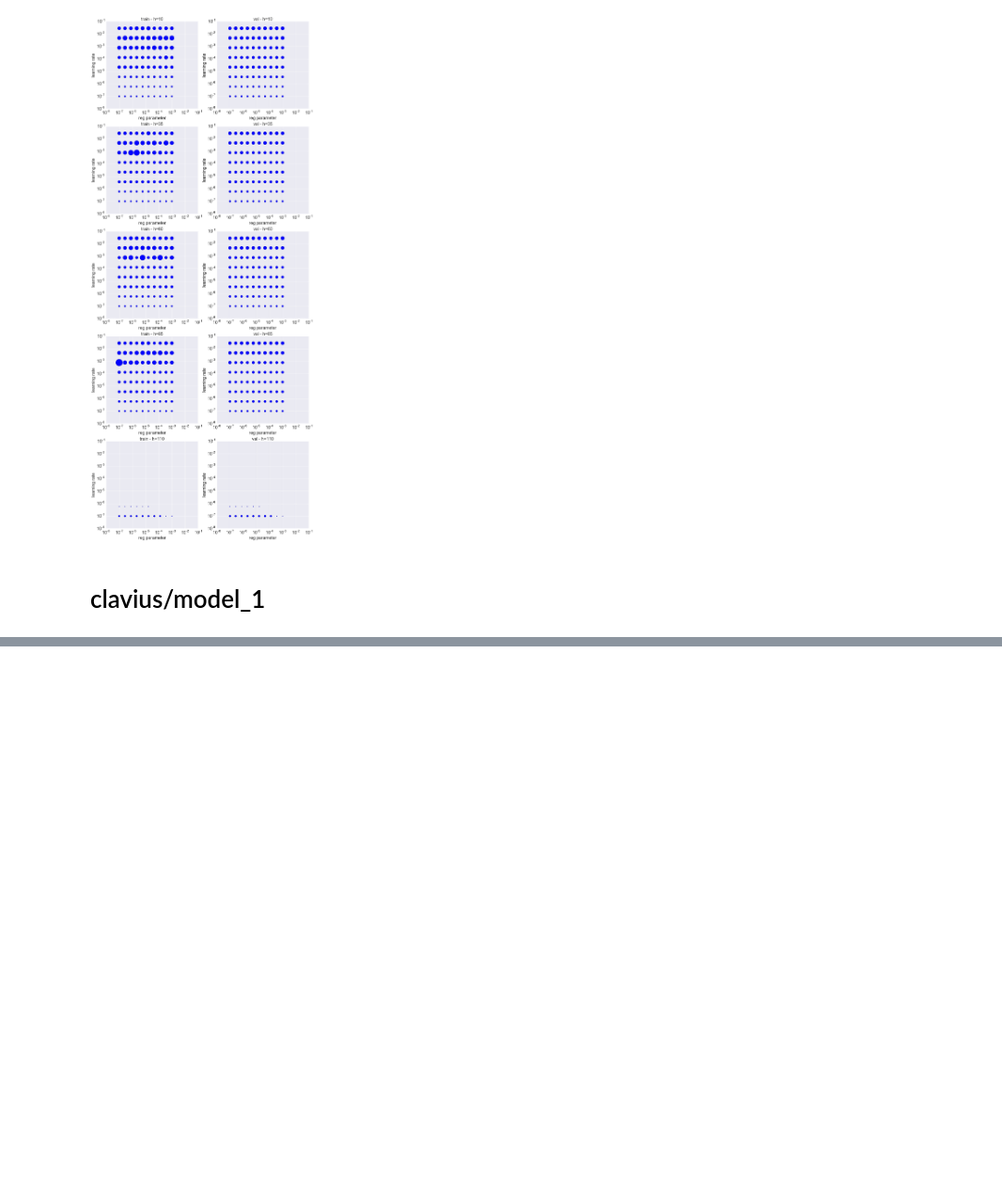
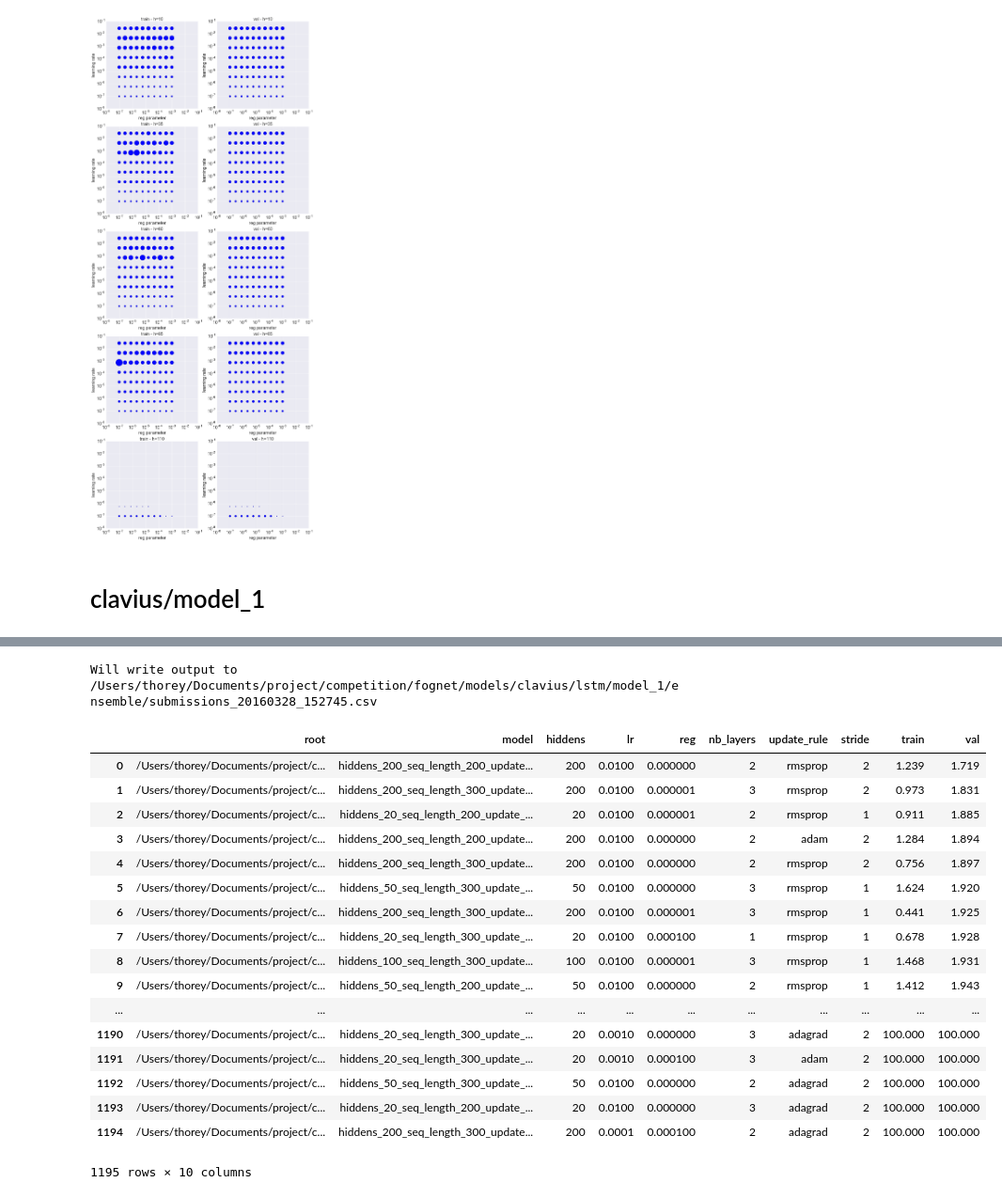
Before and after one commit to cthorey/fognet, a Jupyter notebook: Model_checking.ipynb, the cells around one changed output, grey strips where cells are left out. Shown at 94% size. Cells and saved outputs as stored; diff of their text form; code cells hidden in the pictures; blank space fills up the shorter version.

```diff
--- a/Model_checking.ipynb
+++ b/Model_checking.ipynb
@@ -83,0 +89,4 @@ from utils.train_utils import *
+# %%
+ensemble.make_submission()
+# %% [output]
+Will write output to /Users/thorey/Documents/project/competition/fognet/models/clavius/lstm/model_1/ensemble/submissions_20160328_152745.csv
@@ -83,0 +98,21 @@ from utils.train_utils import *
+# %%
+ensemble.predict_yield()
+# %% [output]
+|  | root | model | hiddens | lr | reg | nb_layers | update_rule | stride | train | val |
+| 0 | /Users/thorey/Documents/project/c... | hiddens_200_seq_length_200_update... | 200 | 0.0100 | 0.000000 | 2 | rmsprop | 2 | 1.239 | 1.719 |
+| 1 | /Users/thorey/Documents/project/c... | hiddens_200_seq_length_300_update... | 200 | 0.0100 | 0.000001 | 3 | rmsprop | 2 | 0.973 | 1.831 |
+| 2 | /Users/thorey/Documents/project/c... | hiddens_20_seq_length_200_update_... | 20 | 0.0100 | 0.000001 | 2 | rmsprop | 1 | 0.911 | 1.885 |
+| 3 | /Users/thorey/Documents/project/c... | hiddens_200_seq_length_200_update... | 200 | 0.0100 | 0.000000 | 2 | adam | 2 | 1.284 | 1.894 |
+| 4 | /Users/thorey/Documents/project/c... | hiddens_200_seq_length_300_update... | 200 | 0.0100 | 0.000000 | 2 | rmsprop | 2 | 0.756 | 1.897 |
+| 5 | /Users/thorey/Documents/project/c... | hiddens_50_seq_length_300_update_... | 50 | 0.0100 | 0.000000 | 3 | rmsprop | 1 | 1.624 | 1.920 |
+| 6 | /Users/thorey/Documents/project/c... | hiddens_200_seq_length_300_update... | 200 | 0.0100 | 0.000001 | 3 | rmsprop | 1 | 0.441 | 1.925 |
+| 7 | /Users/thorey/Documents/project/c... | hiddens_20_seq_length_300_update_... | 20 | 0.0100 | 0.000100 | 1 | rmsprop | 1 | 0.678 | 1.928 |
+| 8 | /Users/thorey/Documents/project/c... | hiddens_100_seq_length_300_update... | 100 | 0.0100 | 0.000001 | 3 | rmsprop | 1 | 1.468 | 1.931 |
+| 9 | /Users/thorey/Documents/project/c... | hiddens_50_seq_length_200_update_... | 50 | 0.0100 | 0.000000 | 2 | rmsprop | 1 | 1.412 | 1.943 |
+| ... | ... | ... | ... | ... | ... | ... | ... | ... | ... | ... |
+| 1190 | /Users/thorey/Documents/project/c... | hiddens_20_seq_length_300_update_... | 20 | 0.0010 | 0.000000 | 3 | adagrad | 2 | 100.000 | 100.000 |
+| 1191 | /Users/thorey/Documents/project/c... | hiddens_20_seq_length_300_update_... | 20 | 0.0010 | 0.000100 | 3 | adam | 2 | 100.000 | 100.000 |
+| 1192 | /Users/thorey/Documents/project/c... | hiddens_50_seq_length_300_update_... | 50 | 0.0100 | 0.000000 | 2 | adagrad | 2 | 100.000 | 100.000 |
+| 1193 | /Users/thorey/Documents/project/c... | hiddens_20_seq_length_200_update_... | 20 | 0.0100 | 0.000000 | 3 | adagrad | 2 | 100.000 | 100.000 |
+| 1194 | /Users/thorey/Documents/project/c... | hiddens_200_seq_length_300_update... | 200 | 0.0001 | 0.000100 | 2 | adagrad | 2 | 100.000 | 100.000 |
+1195 rows × 10 columns
```
Also changed, not shown: parts of 42 cells of this notebook, 8 other files.
